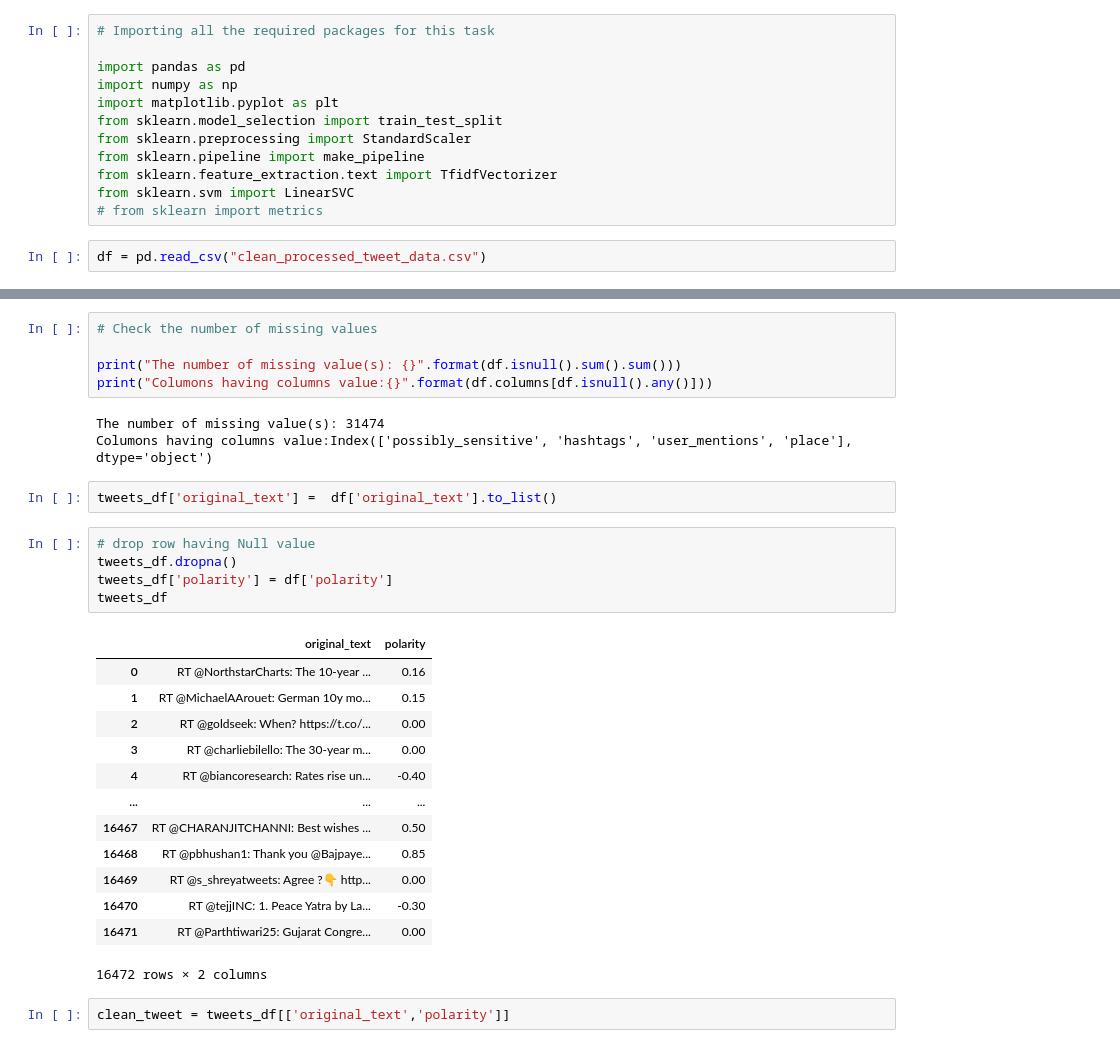
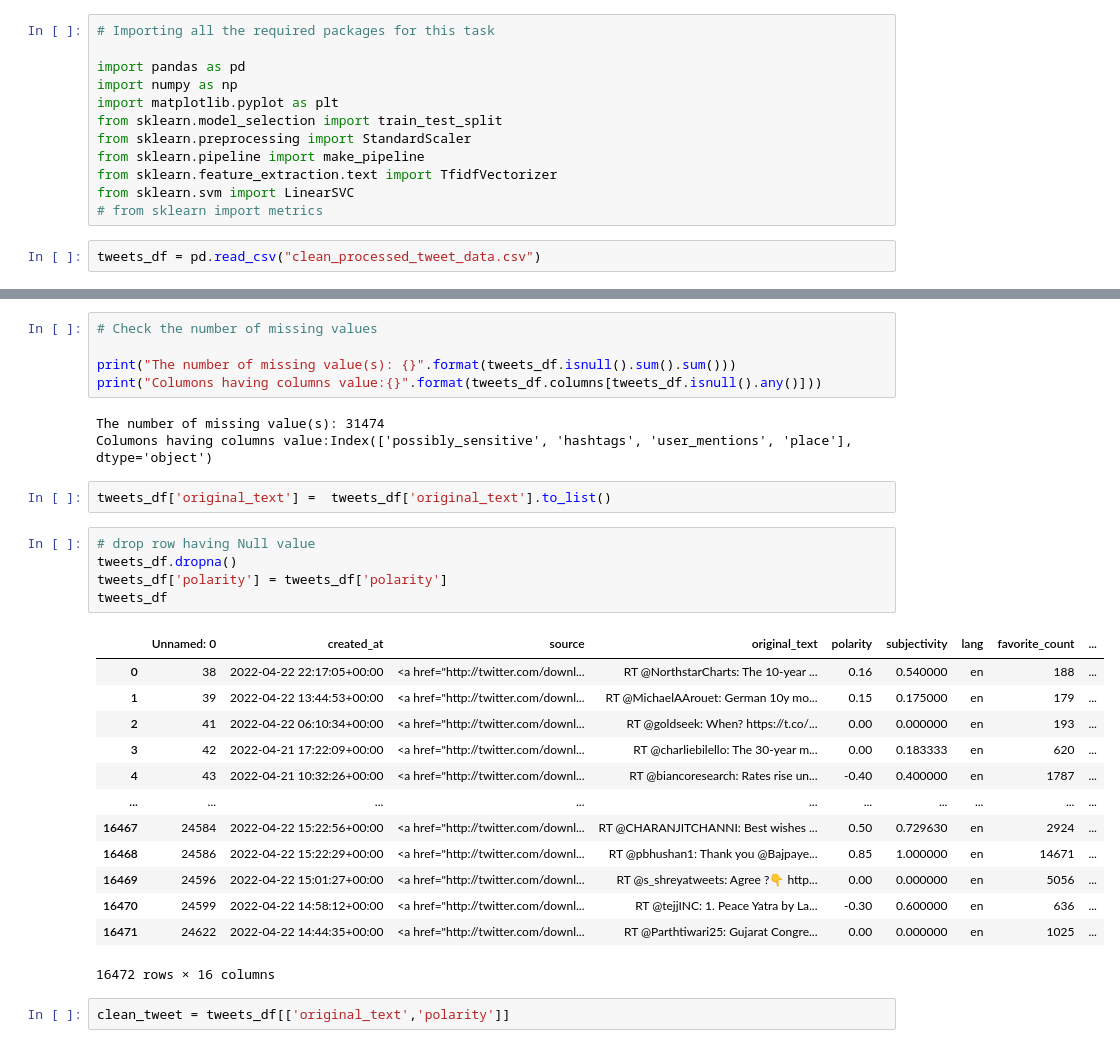
Before and after one commit to bkget/Twitter-Data-Analysis, a Jupyter notebook: Day2_task1.ipynb, the cells around one changed output, grey strips where cells are left out. Cells and saved outputs as stored; diff of their text form.

```diff
--- a/Day2_task1.ipynb
+++ b/Day2_task1.ipynb
@@ -11,5 +11,5 @@ from sklearn.feature_extraction.text import TfidfVectorizer
 from sklearn.svm import LinearSVC
 # from sklearn import metrics
 # %%
-df = pd.read_csv("clean_processed_tweet_data.csv")
+tweets_df = pd.read_csv("clean_processed_tweet_data.csv")
 # %%
@@ -46,32 +46,32 @@ memory usage: 2.0+ MB
 # %%
 # Check the number of missing values
 
-print("The number of missing value(s): {}".format(df.isnull().sum().sum()))
-print("Columons having columns value:{}".format(df.columns[df.isnull().any()]))
+print("The number of missing value(s): {}".format(tweets_df.isnull().sum().sum()))
+print("Columons having columns value:{}".format(tweets_df.columns[tweets_df.isnull().any()]))
 # %% [output]
 The number of missing value(s): 31474
 Columons having columns value:Index(['possibly_sensitive', 'hashtags', 'user_mentions', 'place'], dtype='object')
 # %%
-tweets_df['original_text'] =  df['original_text'].to_list()
+tweets_df['original_text'] =  tweets_df['original_text'].to_list()
 # %%
 # drop row having Null value
 tweets_df.dropna()
-tweets_df['polarity'] = df['polarity']
+tweets_df['polarity'] = tweets_df['polarity']
 tweets_df
 # %% [output]
-|  | original_text | polarity |
-| 0 | RT @NorthstarCharts: The 10-year ... | 0.16 |
-| 1 | RT @MichaelAArouet: German 10y mo... | 0.15 |
-| 2 | RT @goldseek: When? https://t.co/... | 0.00 |
-| 3 | RT @charliebilello: The 30-year m... | 0.00 |
-| 4 | RT @biancoresearch: Rates rise un... | -0.40 |
-| ... | ... | ... |
-| 16467 | RT @CHARANJITCHANNI: Best wishes ... | 0.50 |
-| 16468 | RT @pbhushan1: Thank you @Bajpaye... | 0.85 |
-| 16469 | RT @s_shreyatweets: Agree ?👇 http... | 0.00 |
-| 16470 | RT @tejjINC: 1. Peace Yatra by La... | -0.30 |
-| 16471 | RT @Parthtiwari25: Gujarat Congre... | 0.00 |
+|  | Unnamed: 0 | created_at | source | original_text | polarity | subjectivity | lang | favorite_count | ... |
+| 0 | 38 | 2022-04-22 22:17:05+00:00 | <a href="http://twitter.com/downl... | RT @NorthstarCharts: The 10-year ... | 0.16 | 0.540000 | en | 188 | ... |
+| 1 | 39 | 2022-04-22 13:44:53+00:00 | <a href="http://twitter.com/downl... | RT @MichaelAArouet: German 10y mo... | 0.15 | 0.175000 | en | 179 | ... |
+| 2 | 41 | 2022-04-22 06:10:34+00:00 | <a href="http://twitter.com/downl... | RT @goldseek: When? https://t.co/... | 0.00 | 0.000000 | en | 193 | ... |
+| 3 | 42 | 2022-04-21 17:22:09+00:00 | <a href="http://twitter.com/downl... | RT @charliebilello: The 30-year m... | 0.00 | 0.183333 | en | 620 | ... |
+| 4 | 43 | 2022-04-21 10:32:26+00:00 | <a href="http://twitter.com/downl... | RT @biancoresearch: Rates rise un... | -0.40 | 0.400000 | en | 1787 | ... |
+| ... | ... | ... | ... | ... | ... | ... | ... | ... | ... |
+| 16467 | 24584 | 2022-04-22 15:22:56+00:00 | <a href="http://twitter.com/downl... | RT @CHARANJITCHANNI: Best wishes ... | 0.50 | 0.729630 | en | 2924 | ... |
+| 16468 | 24586 | 2022-04-22 15:22:29+00:00 | <a href="http://twitter.com/downl... | RT @pbhushan1: Thank you @Bajpaye... | 0.85 | 1.000000 | en | 14671 | ... |
+| 16469 | 24596 | 2022-04-22 15:01:27+00:00 | <a href="http://twitter.com/downl... | RT @s_shreyatweets: Agree ?👇 http... | 0.00 | 0.000000 | en | 5056 | ... |
+| 16470 | 24599 | 2022-04-22 14:58:12+00:00 | <a href="http://twitter.com/downl... | RT @tejjINC: 1. Peace Yatra by La... | -0.30 | 0.600000 | en | 636 | ... |
+| 16471 | 24622 | 2022-04-22 14:44:35+00:00 | <a href="http://twitter.com/downl... | RT @Parthtiwari25: Gujarat Congre... | 0.00 | 0.000000 | en | 1025 | ... |
-16472 rows × 2 columns
+16472 rows × 16 columns
 # %%
 clean_tweet = tweets_df[['original_text','polarity']]
 # %%
```
Also changed, not shown: parts of 3 cells of this notebook.
